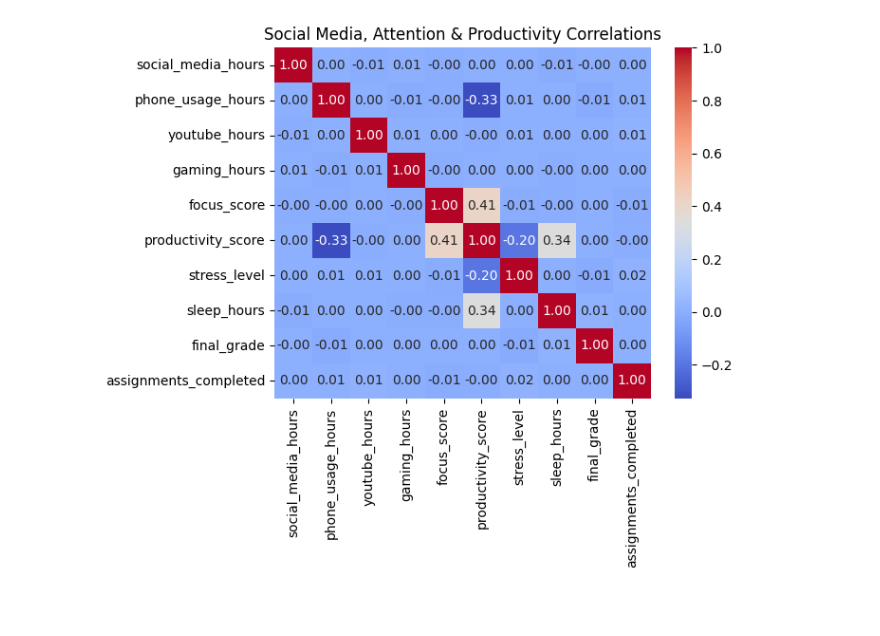
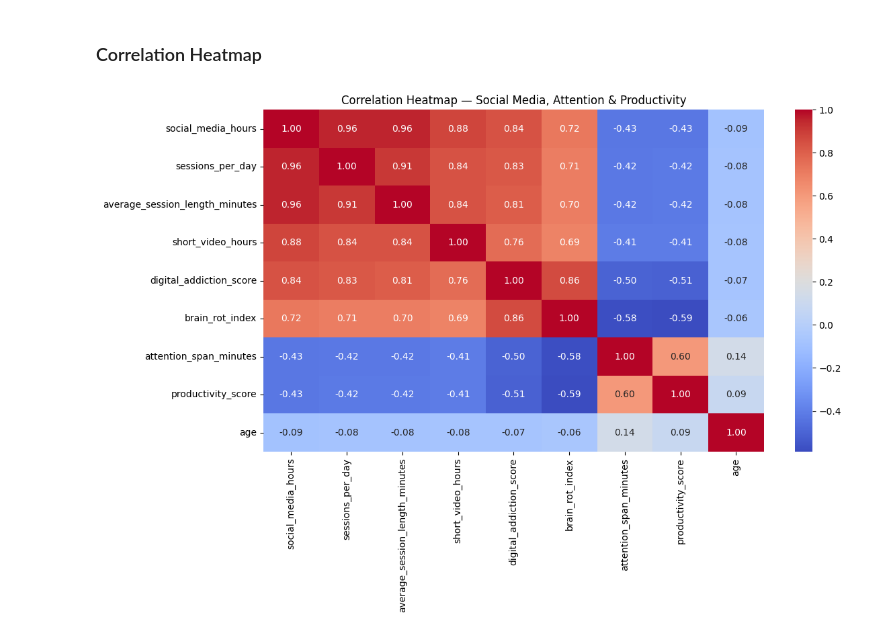
Before and after one commit to jtsy0925uq/data7001-assignment, a Jupyter notebook: scripts/rq1.ipynb, the cells around one changed output. Cells and saved outputs as stored; diff of their text form; code cells hidden in the pictures; blank space fills up the shorter version.

```diff
--- a/scripts/rq1.ipynb
+++ b/scripts/rq1.ipynb
@@ -25,0 +73,9 @@ memory usage: 2.7+ MB
+# %%
+# Impute brain_rot_level based on brain_rot_index ranges
+df['brain_rot_level'] = pd.cut(df['brain_rot_index'],
+                                bins=[-float('inf'), 30, float('inf')],
+                                labels=['Low', 'Moderate'])
+
+# Verify
+print(df['brain_rot_level'].value_counts())
+print(df['brain_rot_level'].isnull().sum())
@@ -25,0 +90,11 @@ memory usage: 2.7+ MB
+# %%
+cols_needed = ['social_media_hours', 'sessions_per_day',
+                'average_session_length_minutes', 'short_video_hours',
+                'late_night_usage','digital_addiction_score', 'brain_rot_index',
+                'attention_span_minutes', 'productivity_score',
+                'age']
+
+
+df_analysis = df[cols_needed].copy()
+print(df_analysis.shape)
+print(df_analysis.dtypes)
@@ -25,0 +141,12 @@ memory usage: 2.7+ MB
+# %%
+num_cols = ['social_media_hours', 'sessions_per_day',
+            'average_session_length_minutes', 'short_video_hours',
+            'digital_addiction_score', 'brain_rot_index',
+            'attention_span_minutes', 'productivity_score', 'age']
+
+fig, axes = plt.subplots(3, 3, figsize=(15, 12))
+for i, col in enumerate(num_cols):
+    sns.histplot(df_analysis[col], kde=True, ax=axes[i//3][i%3])
+    axes[i//3][i%3].set_title(f'Distribution of {col}')
+plt.tight_layout()
+plt.show()
@@ -26,11 +166,11 @@ memory usage: 2.7+ MB
+# %% [markdown]
+### Correlation Heatmap
 # %%
-cols = ['social_media_hours', 'phone_usage_hours', 'youtube_hours',
-        'gaming_hours', 'focus_score', 'productivity_score',
-        'stress_level', 'sleep_hours', 'final_grade',
-        'assignments_completed']
-
-sns.heatmap(df[cols].corr(), annot=True, cmap='coolwarm', fmt='.2f')
-plt.title('Social Media, Attention & Productivity Correlations')
+plt.figure(figsize=(12, 8))
+sns.heatmap(df_analysis[num_cols].corr(),
+            annot=True, cmap='coolwarm', fmt='.2f')
+plt.title('Correlation Heatmap — Social Media, Attention & Productivity')
+plt.tight_layout()
 plt.show()
 # %% [output]
-[figure, old version]
+[figure, new version]
```
Also changed, not shown: parts of 52 cells of this notebook.
